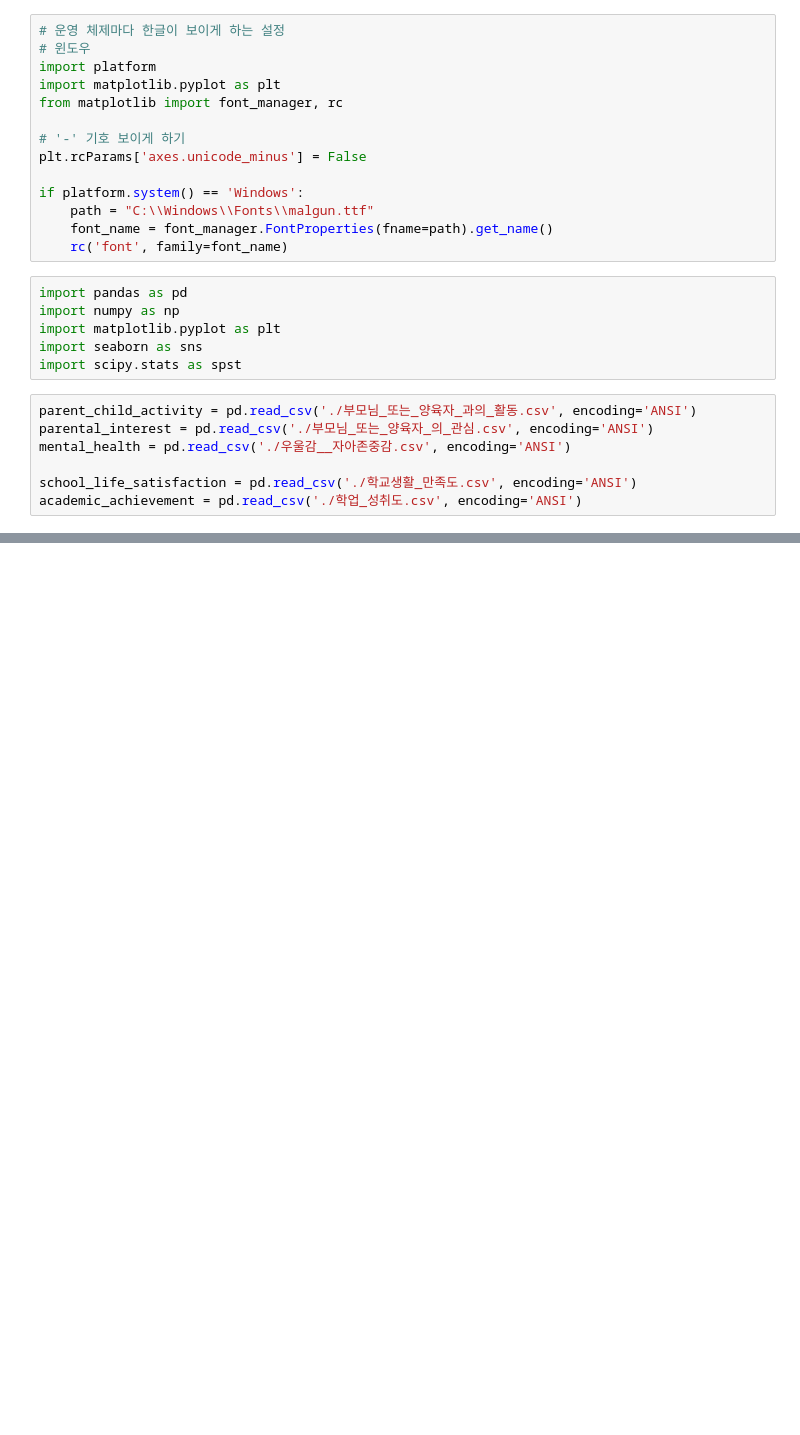
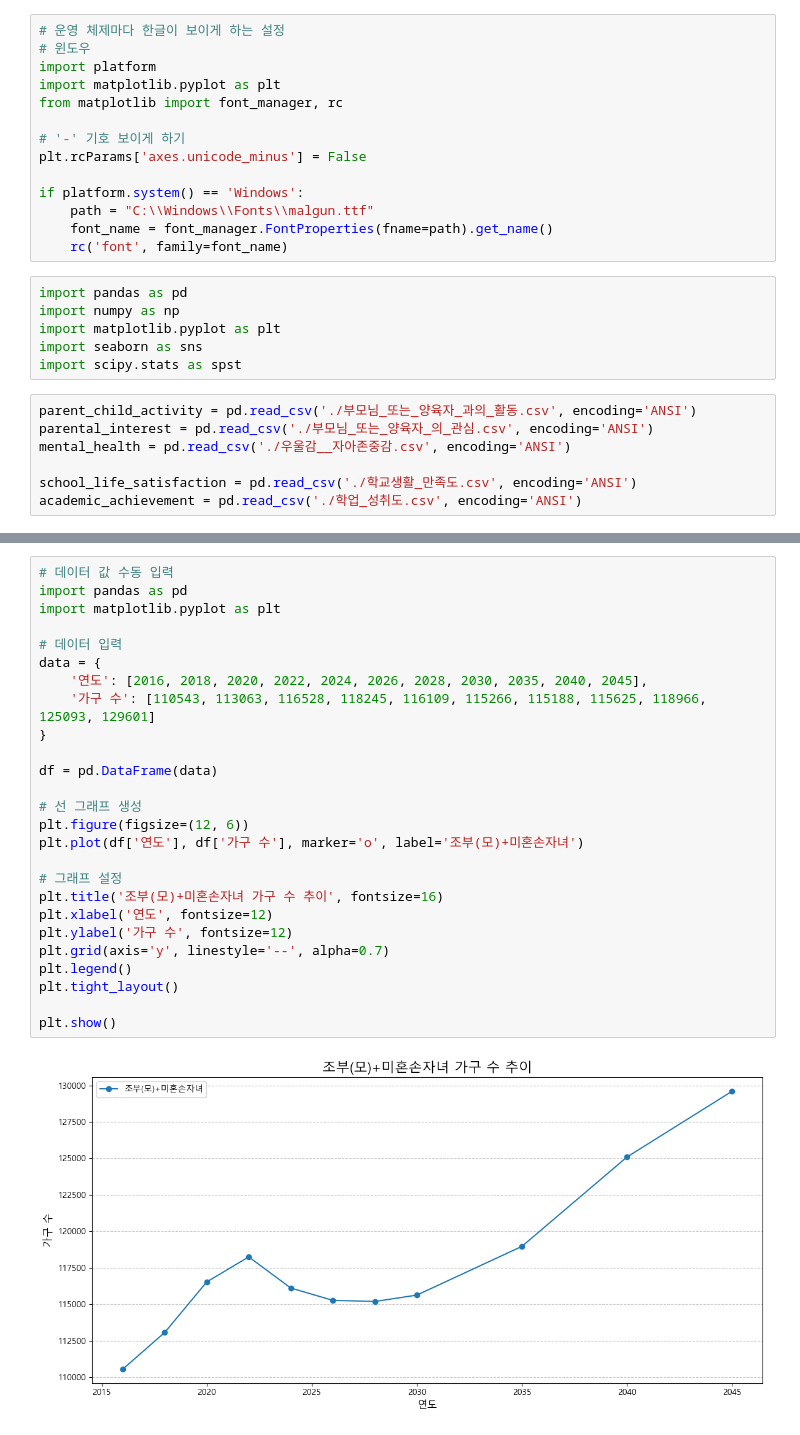
Before and after one commit to junyoungnnn/GroupStudy, a Jupyter notebook: 청소년데이터공모전/보고서용.ipynb, the cells around one changed output, grey strips where cells are left out. Drawn from its saved outputs; the diff is of its cells as text; blank space fills up the shorter version.

```diff
--- a/청소년데이터공모전/보고서용.ipynb
+++ b/청소년데이터공모전/보고서용.ipynb
@@ -58,0 +28,28 @@ display(academic_achievement)
+# %%
+# 데이터 값 수동 입력
+import pandas as pd
+import matplotlib.pyplot as plt
+
+# 데이터 입력
+data = {
+    '연도': [2016, 2018, 2020, 2022, 2024, 2026, 2028, 2030, 2035, 2040, 2045],
+    '가구 수': [110543, 113063, 116528, 118245, 116109, 115266, 115188, 115625, 118966, 125093, 129601]
+}
+
+df = pd.DataFrame(data)
+
+# 선 그래프 생성
+plt.figure(figsize=(12, 6))
+plt.plot(df['연도'], df['가구 수'], marker='o', label='조부(모)+미혼손자녀')
+
+# 그래프 설정
+plt.title('조부(모)+미혼손자녀 가구 수 추이', fontsize=16)
+plt.xlabel('연도', fontsize=12)
+plt.ylabel('가구 수', fontsize=12)
+plt.grid(axis='y', linestyle='--', alpha=0.7)
+plt.legend()
+plt.tight_layout()
+
+plt.show()
+# %% [output]
+[figure, added]
```
Also changed, not shown: parts of 6 cells of this notebook, 6 other files.
